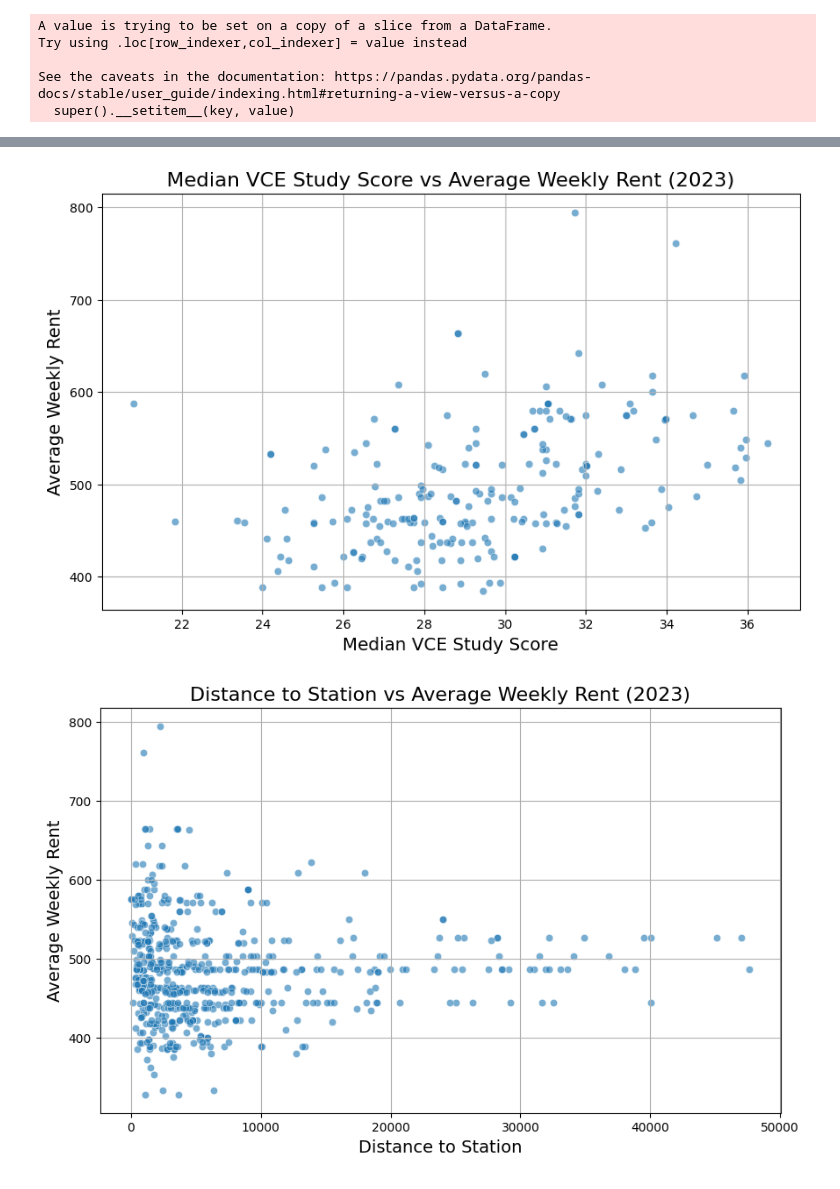
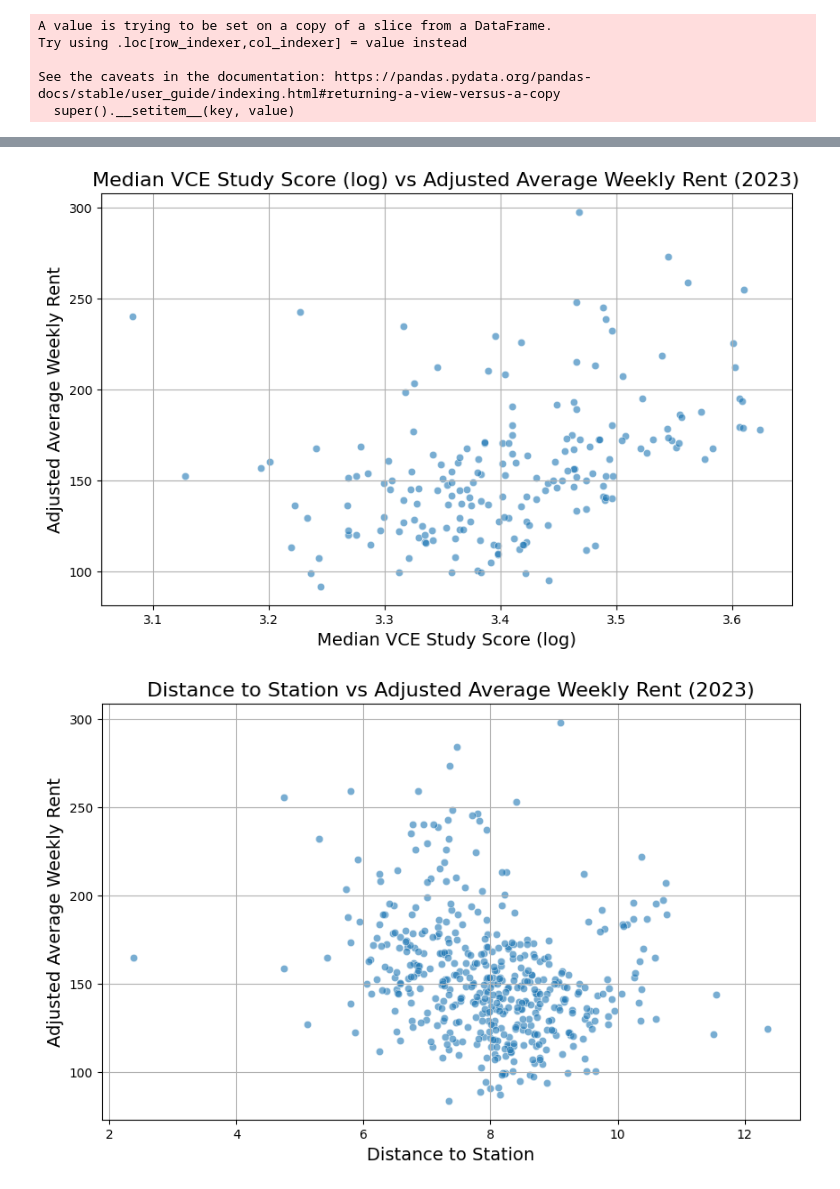
Before and after one commit to MAST30034-AppliedDataScience/project-2-group-real-estate-industry-project-8, a Jupyter notebook: notebooks/graphMaking/preliminary analysis.ipynb, the cells around one changed output, grey strips where cells are left out. Cells and saved outputs as stored; diff of their text form; code cells hidden in the pictures.

```diff
--- a/notebooks/graphMaking/preliminary analysis.ipynb
+++ b/notebooks/graphMaking/preliminary analysis.ipynb
@@ -2,7 +2,7 @@
 import pandas as pd
 import numpy as np
 # %%
-df = pd.read_csv('../../data2/curated/FFINAL_COMPLETE_DATASET_no_poly.csv')
+df = pd.read_csv('../../data/curated/Processed Data Final.csv')
 # %%
 pd.set_option('display.max_columns', None)
 # df.drop(columns = ['2024_average_baths', '2024_average_parking',
@@ -36,3 +45,5 @@ dfFilteredV2 =  df.drop(columns = ['Suburb Group', 'closest_stations',
+# %%
+dfFilteredV2 =  dfFiltered
 # %%
 dfFilteredV2
 # %% [output]
@@ -294,42 +381,43 @@ plt.show()
 # %%
 # Filter the DataFrame for the year 2023 and exclude specific median_score values
 df_2023 = dfFilteredV2[(dfFilteredV2['year'] == 2023) &
-                        (~dfFilteredV2['median_score'].isin([28.72864387755102, 29.00134712632717]))]
+                        (~dfFilteredV2['median_score'].isin([3.3921110213564774, 3.401242284864897]))]
 
 # Create the scatter plot using Seaborn
 plt.figure(figsize=(10, 6))
-sns.scatterplot(data=df_2023, x='median_score', y='average_weekly_rent', alpha=0.6)
+sns.scatterplot(data=df_2023, x='median_score', y='average_weekly_rent/inflation/household_size', alpha=0.6)
 
 # Add labels and title
-plt.xlabel('Median VCE Study Score', fontsize=14)
-plt.ylabel('Average Weekly Rent', fontsize=14)
-plt.title('Median VCE Study Score vs Average Weekly Rent (2023)', fontsize=16)
+plt.xlabel('Median VCE Study Score (log)', fontsize=14)
+plt.ylabel('Adjusted Average Weekly Rent', fontsize=14)
+plt.title('Median VCE Study Score (log) vs Adjusted Average Weekly Rent (2023)', fontsize=16)
 
 # Show grid
 plt.grid(True)
 
+plt.savefig('../../plots/studyScoreVsAvgWeeklyRent.png', bbox_inches='tight')
 # Show the plot
 plt.show()
 # %% [output]
-[figure, old version]
+[figure, new version]
 # %%
-# Filter the DataFrame for the year 2023 and exclude average_weekly_rent > 50000
+# Filter the DataFrame for the year 2023 and exclude average_weekly_rent/inflation/household_size > 50000
 df_2023 = dfFilteredV2[(dfFilteredV2['year'] == 2023) &
                         (dfFilteredV2['distance_to_station'] <= 50000)]
 
 # Create the scatter plot using Seaborn
 plt.figure(figsize=(10, 6))
-sns.scatterplot(data=df_2023, x='distance_to_station', y='average_weekly_rent', alpha=0.6)
+sns.scatterplot(data=df_2023, x='distance_to_station', y='average_weekly_rent/inflation/household_size', alpha=0.6)
 
 # Add labels and title
 plt.xlabel('Distance to Station', fontsize=14)
-plt.ylabel('Average Weekly Rent', fontsize=14)
-plt.title('Distance to Station vs Average Weekly Rent (2023)', fontsize=16)
+plt.ylabel('Adjusted Average Weekly Rent', fontsize=14)
+plt.title('Distance to Station vs Adjusted Average Weekly Rent (2023)', fontsize=16)
 
 # Show grid
 plt.grid(True)
 
 # Show the plot
 plt.show()
 # %% [output]
-[figure, old version]
+[figure, new version]
```
Also changed, not shown: parts of 35 cells of this notebook, 29 other files.
